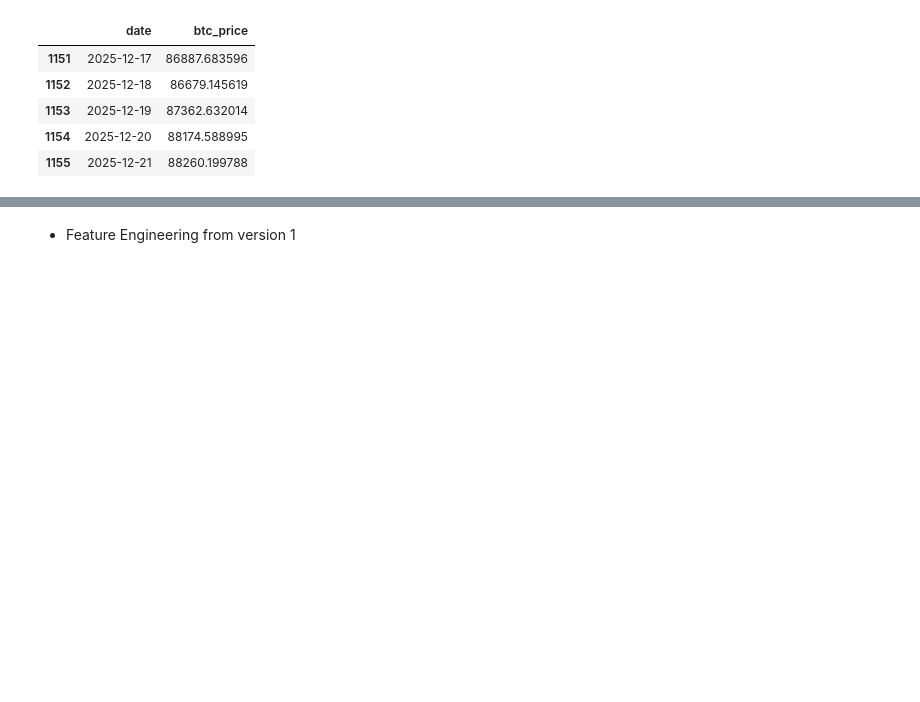
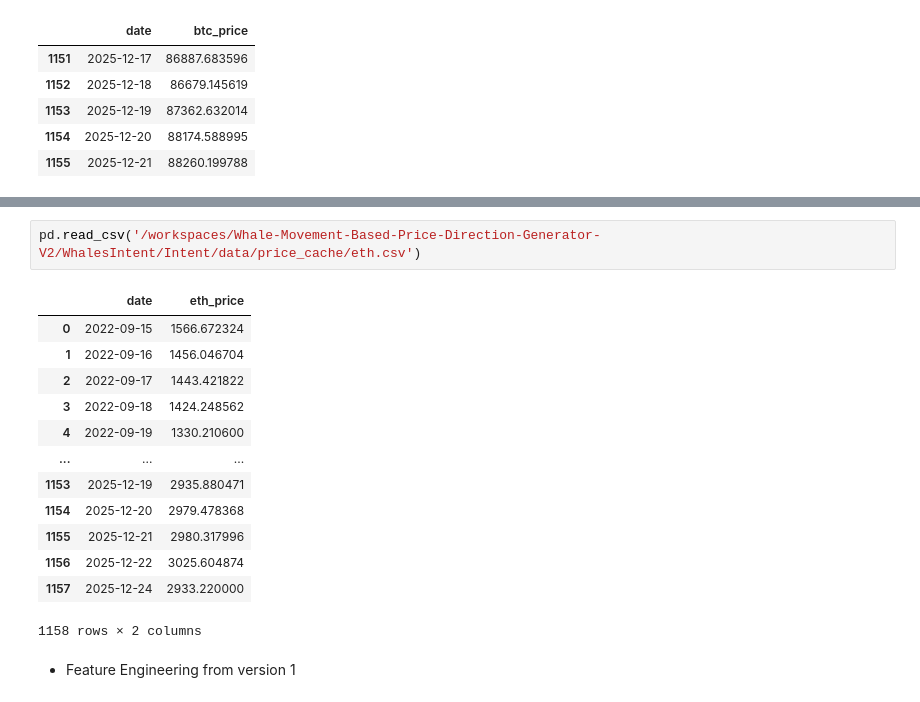
Before and after one commit to FirstBML/Whale-Movement-Based-Price-Direction-Generator-V2, a Jupyter notebook: WhalesIntent/Intent/NoteBook.ipynb, the cells around one changed output, grey strips where cells are left out. Saved outputs shown, nothing was run; the diff lists cells and outputs as text; blank space fills up the shorter version.

```diff
--- a/WhalesIntent/Intent/NoteBook.ipynb
+++ b/WhalesIntent/Intent/NoteBook.ipynb
@@ -408,3 +727,19 @@ BTC PRICE SAMPLE
+# %%
+pd.read_csv('/workspaces/Whale-Movement-Based-Price-Direction-Generator-V2/WhalesIntent/Intent/data/price_cache/eth.csv')
+# %% [output]
+|  | date | eth_price |
+| 0 | 2022-09-15 | 1566.672324 |
+| 1 | 2022-09-16 | 1456.046704 |
+| 2 | 2022-09-17 | 1443.421822 |
+| 3 | 2022-09-18 | 1424.248562 |
+| 4 | 2022-09-19 | 1330.210600 |
+| ... | ... | ... |
+| 1153 | 2025-12-19 | 2935.880471 |
+| 1154 | 2025-12-20 | 2979.478368 |
+| 1155 | 2025-12-21 | 2980.317996 |
+| 1156 | 2025-12-22 | 3025.604874 |
+| 1157 | 2025-12-24 | 2933.220000 |
+1158 rows × 2 columns
 # %% [markdown]
 - Feature Engineering from version 1
 # %%
```
Also changed, not shown: parts of 4 cells of this notebook, 6 other files.
